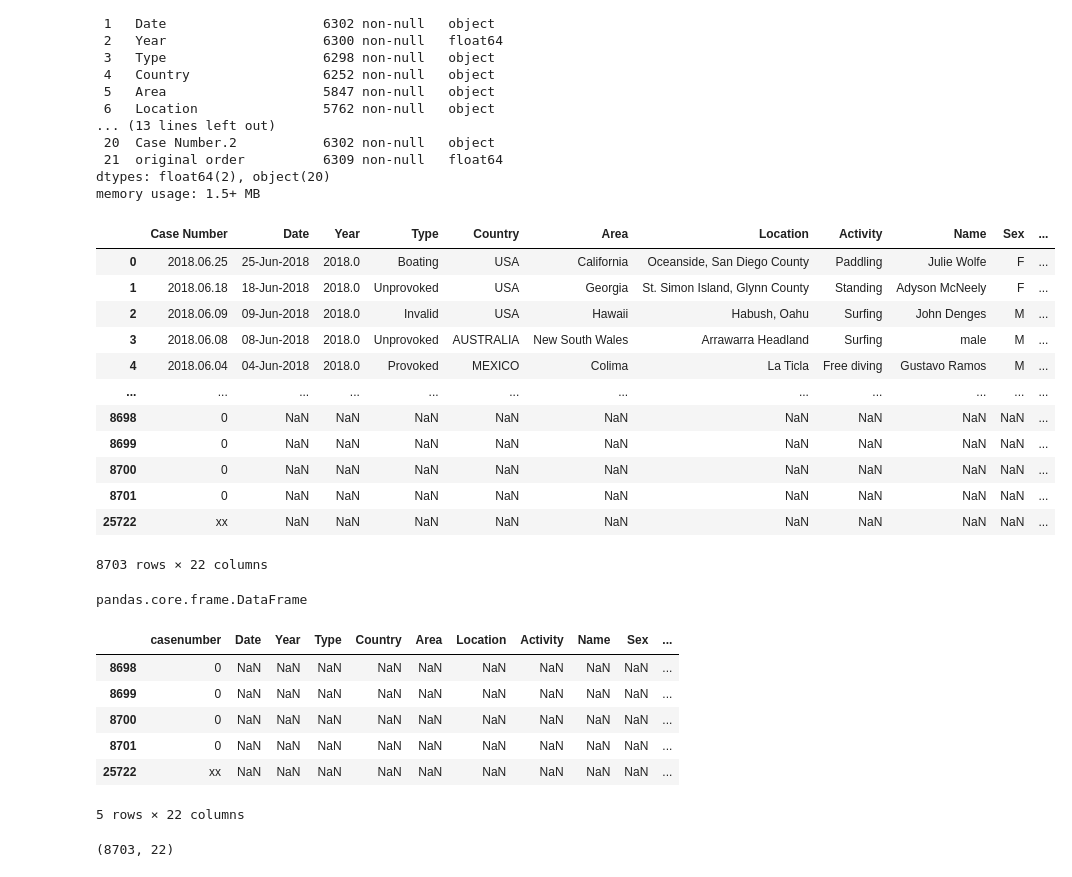
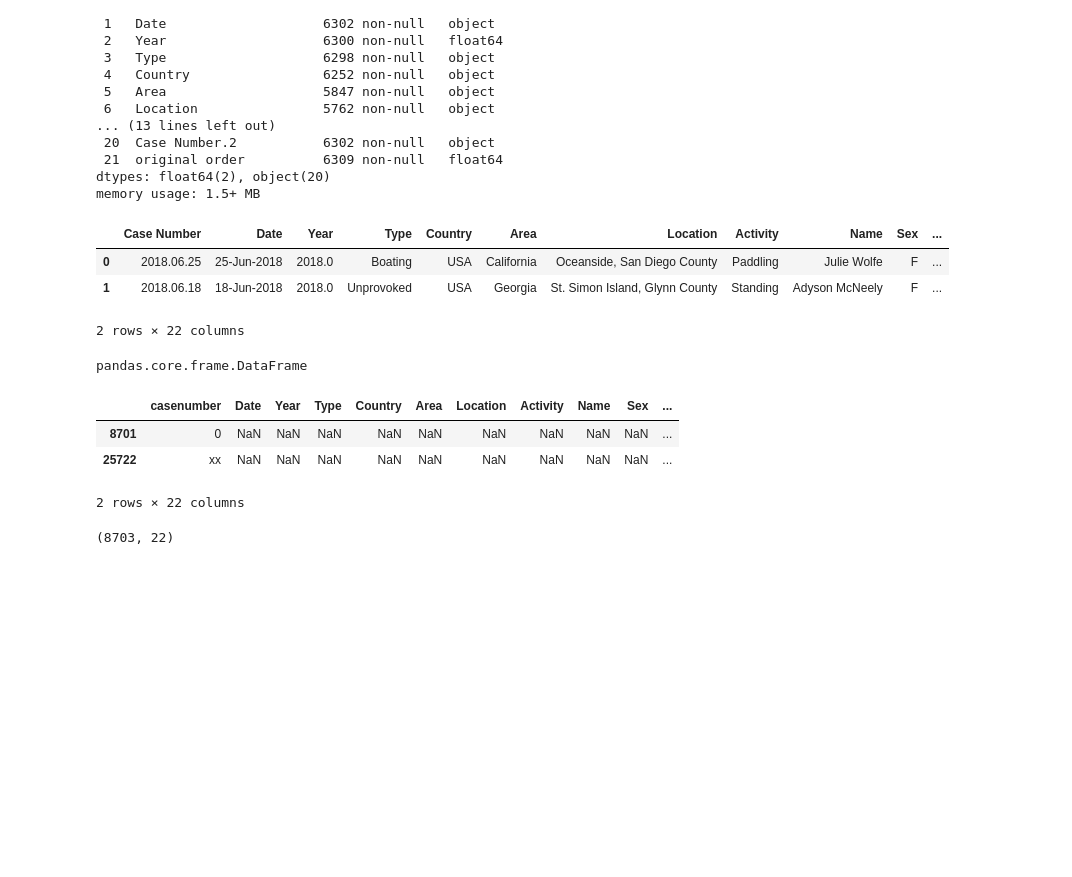
Before and after one commit to mariadelascotrina/Data-cleaning_Sharks, a Jupyter notebook: limpiar.ipynb, the cells around one changed output. Saved outputs shown, nothing was run; the diff lists cells and outputs as text; code cells hidden in the pictures; blank space fills up the shorter version.

```diff
--- a/limpiar.ipynb
+++ b/limpiar.ipynb
@@ -111,21 +111,12 @@ dtypes: float64(2), object(20)
 memory usage: 1.5+ MB
 # %%
 tiburones = pd.DataFrame(df)
-tiburones #me doy cuenta de que tengo muchas filas de nan con casenumber 0
+tiburones.head(2) #me doy cuenta de que tengo muchas filas de nan con casenumber 0
 # %% [output]
 |  | Case Number | Date | Year | Type | Country | Area | Location | Activity | Name | Sex | ... |
 | 0 | 2018.06.25 | 25-Jun-2018 | 2018.0 | Boating | USA | California | Oceanside, San Diego County | Paddling | Julie Wolfe | F | ... |
 | 1 | 2018.06.18 | 18-Jun-2018 | 2018.0 | Unprovoked | USA | Georgia | St. Simon Island, Glynn County | Standing | Adyson McNeely | F | ... |
-| 2 | 2018.06.09 | 09-Jun-2018 | 2018.0 | Invalid | USA | Hawaii | Habush, Oahu | Surfing | John Denges | M | ... |
-| 3 | 2018.06.08 | 08-Jun-2018 | 2018.0 | Unprovoked | AUSTRALIA | New South Wales | Arrawarra Headland | Surfing | male | M | ... |
-| 4 | 2018.06.04 | 04-Jun-2018 | 2018.0 | Provoked | MEXICO | Colima | La Ticla | Free diving | Gustavo Ramos | M | ... |
-| ... | ... | ... | ... | ... | ... | ... | ... | ... | ... | ... | ... |
-| 8698 | 0 | NaN | NaN | NaN | NaN | NaN | NaN | NaN | NaN | NaN | ... |
-| 8699 | 0 | NaN | NaN | NaN | NaN | NaN | NaN | NaN | NaN | NaN | ... |
-| 8700 | 0 | NaN | NaN | NaN | NaN | NaN | NaN | NaN | NaN | NaN | ... |
-| 8701 | 0 | NaN | NaN | NaN | NaN | NaN | NaN | NaN | NaN | NaN | ... |
-| 25722 | xx | NaN | NaN | NaN | NaN | NaN | NaN | NaN | NaN | NaN | ... |
-8703 rows × 22 columns
+2 rows × 22 columns
 # %%
 type(tiburones) #confirmo que es un dataframe
 # %% [output]
@@ -135,15 +126,12 @@ para_Casenumber = {"Case Number": "casenumber"} #le cambio el nombre a casenumbe
 # %%
 tiburones.rename(columns=para_Casenumber, inplace=True)
 # %%
-tiburones.tail()
+tiburones.tail(2)
 # %% [output]
 |  | casenumber | Date | Year | Type | Country | Area | Location | Activity | Name | Sex | ... |
-| 8698 | 0 | NaN | NaN | NaN | NaN | NaN | NaN | NaN | NaN | NaN | ... |
-| 8699 | 0 | NaN | NaN | NaN | NaN | NaN | NaN | NaN | NaN | NaN | ... |
-| 8700 | 0 | NaN | NaN | NaN | NaN | NaN | NaN | NaN | NaN | NaN | ... |
 | 8701 | 0 | NaN | NaN | NaN | NaN | NaN | NaN | NaN | NaN | NaN | ... |
 | 25722 | xx | NaN | NaN | NaN | NaN | NaN | NaN | NaN | NaN | NaN | ... |
-5 rows × 22 columns
+2 rows × 22 columns
 # %%
 tiburones.shape
 # %% [output]
```
Also changed, not shown: parts of 16 cells of this notebook, 1 other file.
